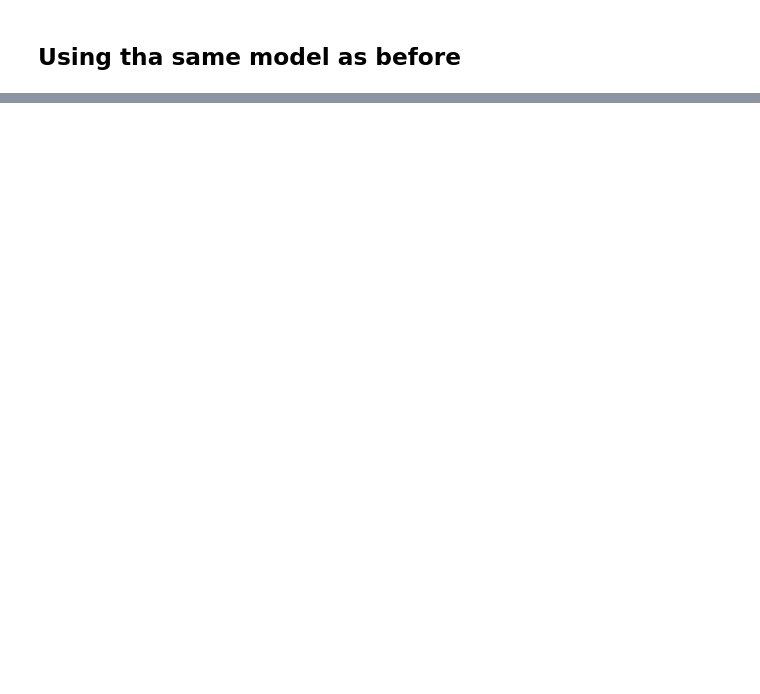
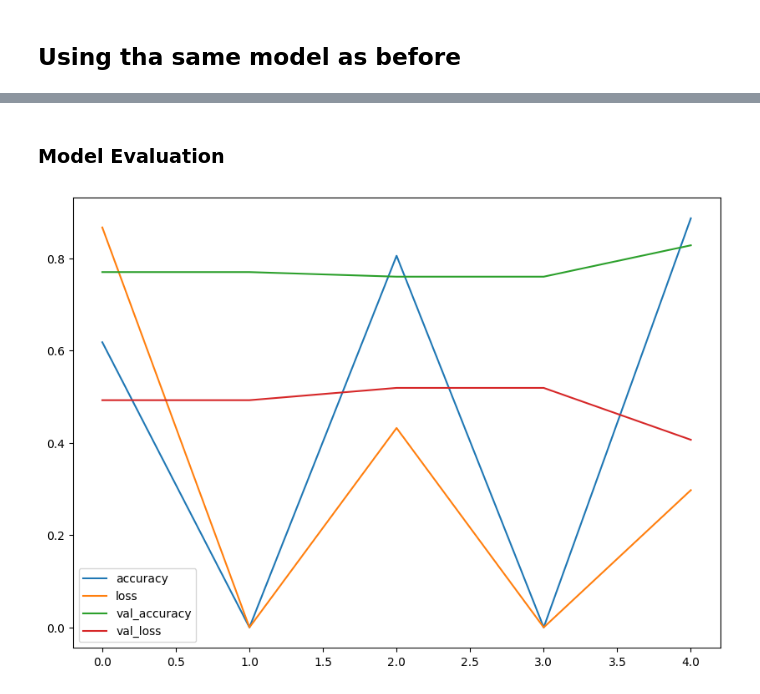
Before and after one commit to random-words/colab-notebooks, a Jupyter notebook: 03__convolutional_neural_network_and_computer_vision_with_tensorflow.ipynb, the cells around one changed output, grey strips where cells are left out. Drawn from its saved outputs; the diff is of its cells as text; code cells hidden in the pictures; blank space fills up the shorter version.

```diff
--- a/03__convolutional_neural_network_and_computer_vision_with_tensorflow.ipynb
+++ b/03__convolutional_neural_network_and_computer_vision_with_tensorflow.ipynb
@@ -396,0 +542,19 @@ Model: "sequential_4"
+# %%
+# Create a model
+model_4 = Sequential([
+    Conv2D(filters=10, # number of sliding windows (where kernel is running by setted up step) going across an input
+           kernel_size=3, # size of sliding input going across an input
+           strides=1, # size of the step the sliding window takes across an input
+           padding="valid", # if "same": output shape = input shape, if "valid": output shape gets compressed
+           activation="relu",
+           input_shape=(224, 224, 3)), # input layer (explicitly indicate input shape)
+    Conv2D(10, 3, activation="relu"),
+    Conv2D(10, 3, activation="relu"),
+    Flatten(),
+    Dense(1, activation="sigmoid") # output shape (binary classification hence only 1 output neuron)
+])
+# %%
+# Compile it
+model_4.compile(loss="binary_crossentropy",
+                optimizer=Adam(),
+                metrics=["accuracy"])
@@ -396,0 +567,7 @@ Model: "sequential_4"
+# %%
+history_4 = model_4.fit(
+    train_data, # X & y alread
+    epochs=5,
+    steps_per_epoch=len(train_data),
+    validation_data=test_data,
+)
@@ -396,0 +585,8 @@ Model: "sequential_4"
+# %% [markdown]
+### Model Evaluation
+# %%
+# Plot the training curves
+import pandas as pd
+pd.DataFrame(history_4.history).plot(figsize=(10, 7));
+# %% [output]
+[figure, added]
```
Also changed, not shown: parts of 73 cells of this notebook.
